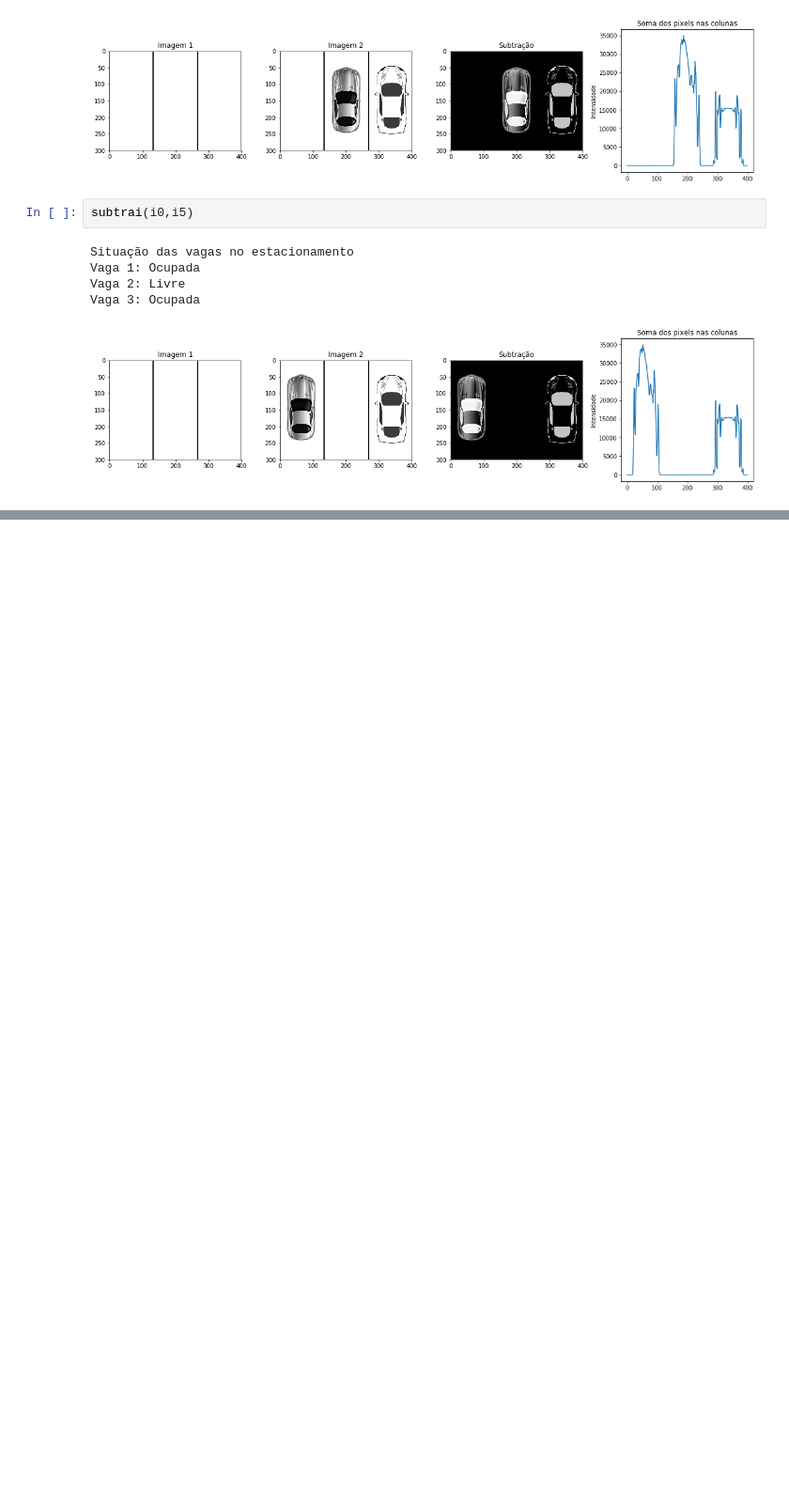
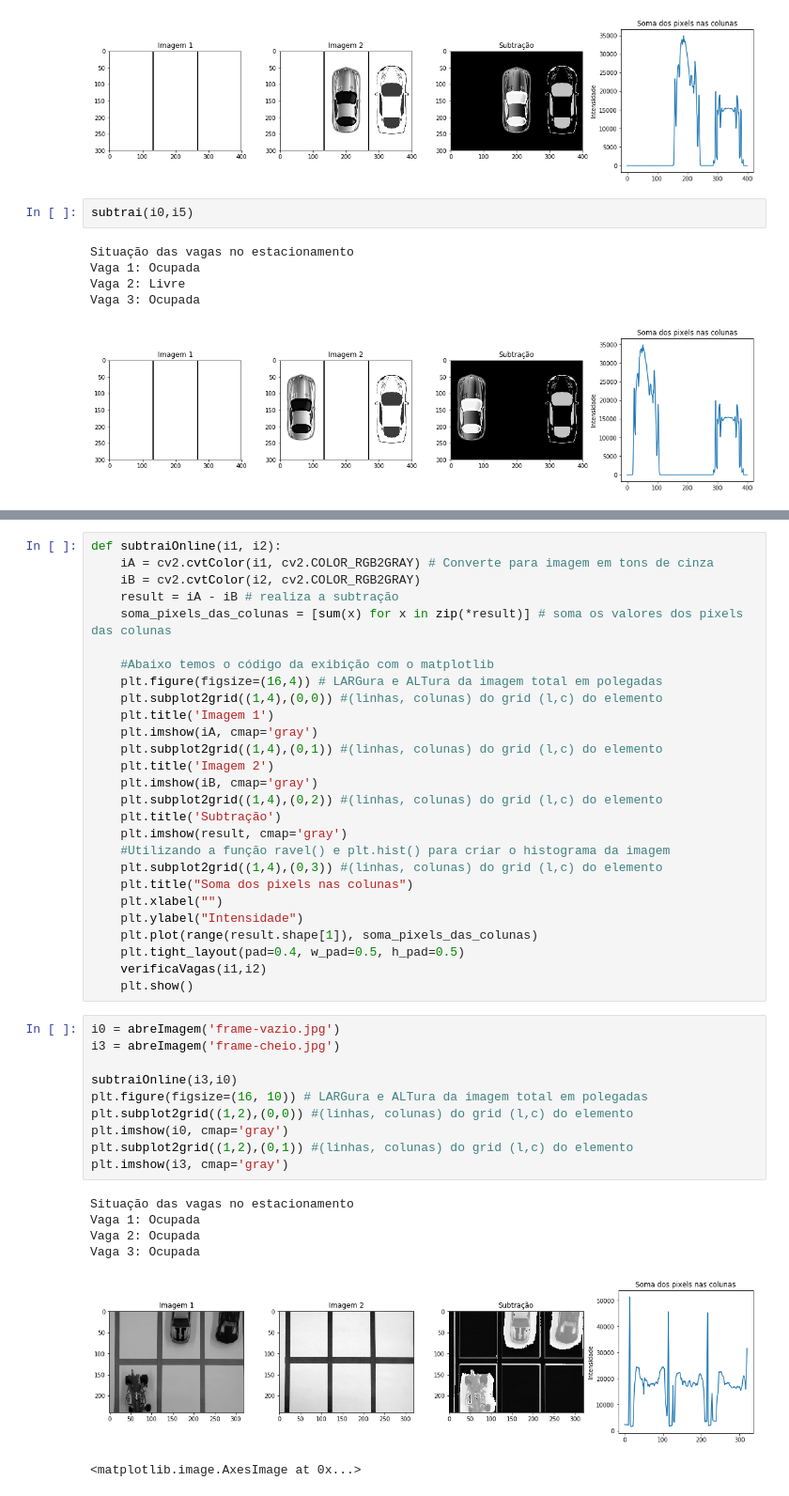
Before and after one commit to ricardoantonello/estacionamento-inteligente, a Jupyter notebook: Estacionamento.ipynb, the cells around one changed output, grey strips where cells are left out. Shown at 94% size. Drawn from its saved outputs; the diff is of its cells as text; blank space fills up the shorter version.

```diff
--- a/Estacionamento.ipynb
+++ b/Estacionamento.ipynb
@@ -144,0 +164,44 @@ Vaga 3: Ocupada
+# %%
+def subtraiOnline(i1, i2):
+    iA = cv2.cvtColor(i1, cv2.COLOR_RGB2GRAY) # Converte para imagem em tons de cinza
+    iB = cv2.cvtColor(i2, cv2.COLOR_RGB2GRAY)
+    result = iA - iB # realiza a subtração
+    soma_pixels_das_colunas = [sum(x) for x in zip(*result)] # soma os valores dos pixels das colunas
+
+    #Abaixo temos o código da exibição com o matplotlib
+    plt.figure(figsize=(16,4)) # LARGura e ALTura da imagem total em polegadas
+    plt.subplot2grid((1,4),(0,0)) #(linhas, colunas) do grid (l,c) do elemento
+    plt.title('Imagem 1')
+    plt.imshow(iA, cmap='gray')
+    plt.subplot2grid((1,4),(0,1)) #(linhas, colunas) do grid (l,c) do elemento
+    plt.title('Imagem 2')
+    plt.imshow(iB, cmap='gray')
+    plt.subplot2grid((1,4),(0,2)) #(linhas, colunas) do grid (l,c) do elemento
+    plt.title('Subtração')
+    plt.imshow(result, cmap='gray')
+    #Utilizando a função ravel() e plt.hist() para criar o histograma da imagem
+    plt.subplot2grid((1,4),(0,3)) #(linhas, colunas) do grid (l,c) do elemento
+    plt.title("Soma dos pixels nas colunas")
+    plt.xlabel("")
+    plt.ylabel("Intensidade")
+    plt.plot(range(result.shape[1]), soma_pixels_das_colunas)
+    plt.tight_layout(pad=0.4, w_pad=0.5, h_pad=0.5)
+    verificaVagas(i1,i2)
+    plt.show()
+# %%
+i0 = abreImagem('frame-vazio.jpg')
+i3 = abreImagem('frame-cheio.jpg')
+
+subtraiOnline(i3,i0)
+plt.figure(figsize=(16, 10)) # LARGura e ALTura da imagem total em polegadas
+plt.subplot2grid((1,2),(0,0)) #(linhas, colunas) do grid (l,c) do elemento
+plt.imshow(i0, cmap='gray')
+plt.subplot2grid((1,2),(0,1)) #(linhas, colunas) do grid (l,c) do elemento
+plt.imshow(i3, cmap='gray')
+# %% [output]
+Situação das vagas no estacionamento
+Vaga 1: Ocupada
+Vaga 2: Ocupada
+Vaga 3: Ocupada
+[figure, added]
+<matplotlib.image.AxesImage at 0x...>
```
Also changed, not shown: parts of 4 cells of this notebook, 3 other files.
